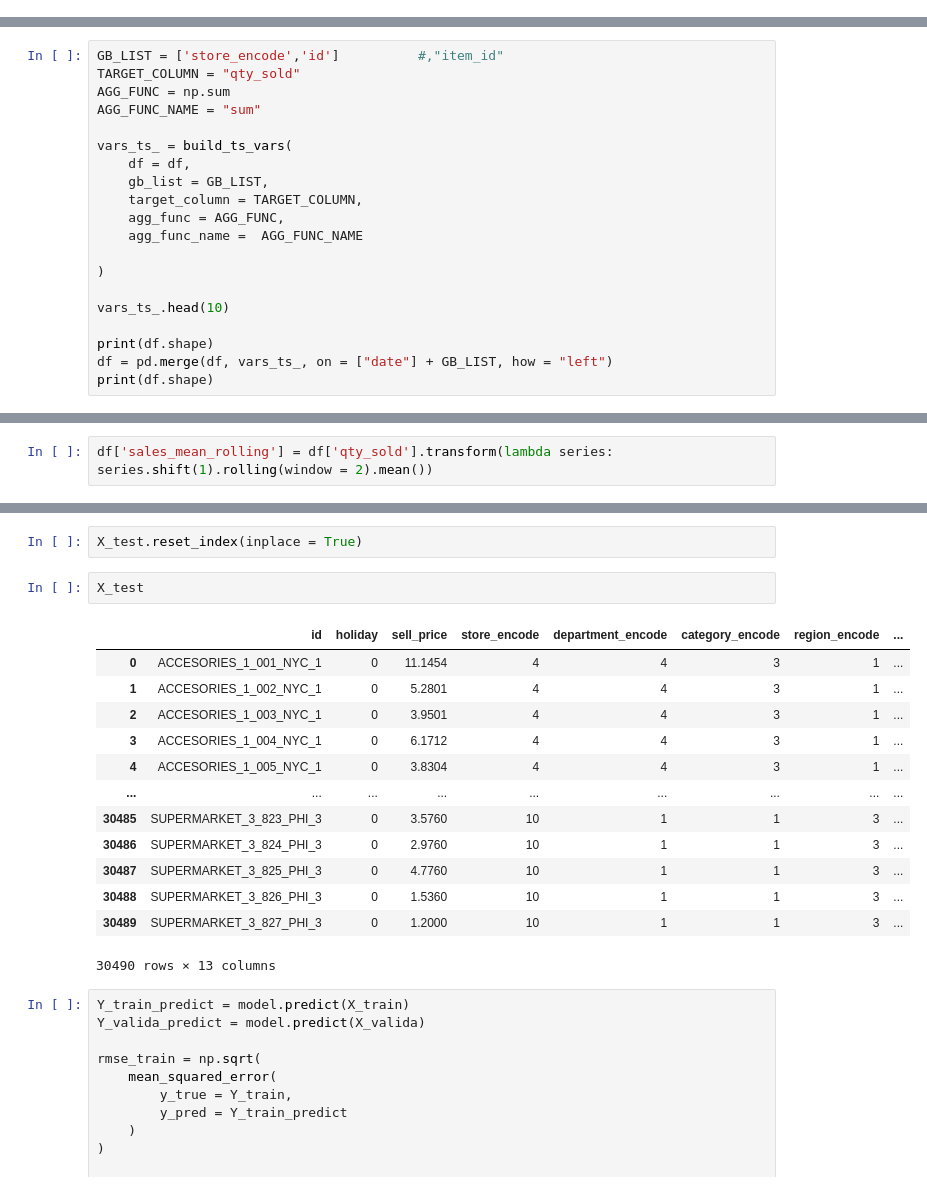
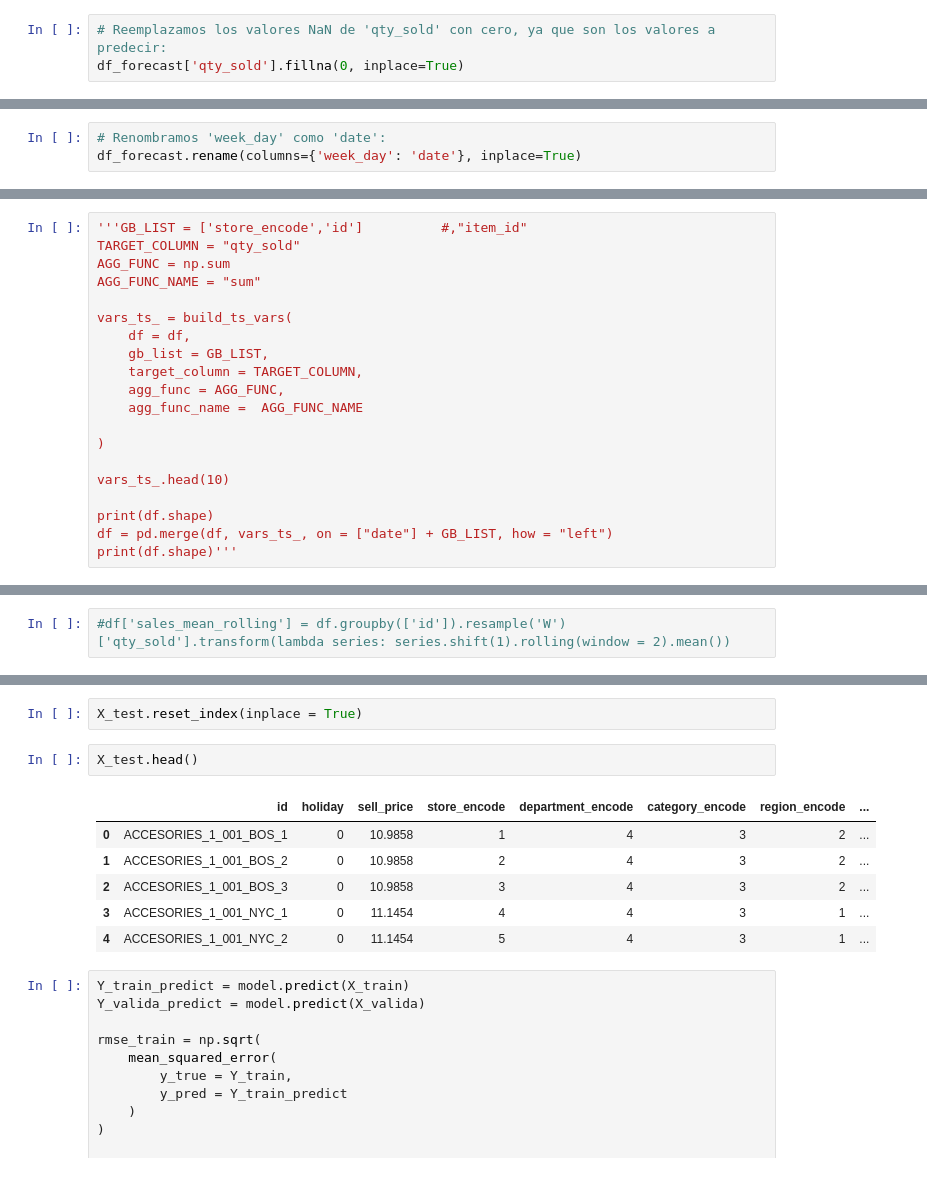
Before and after one commit to elenabriones/DS-Capstone-Market, a Jupyter notebook: notebooks/Forecast.ipynb, the cells around one changed output, grey strips where cells are left out. Saved outputs shown, nothing was run; the diff lists cells and outputs as text.

Commit message:
df_test agregado

```diff
--- a/notebooks/Forecast.ipynb
+++ b/notebooks/Forecast.ipynb
@@ -90,3 +121,6 @@ df_forecast.drop(['d', 'weekend', 'weekday_int','yearweek'], inplace=True, axis=
+# %%
+# Reemplazamos los valores NaN de 'qty_sold' con cero, ya que son los valores a predecir:
+df_forecast['qty_sold'].fillna(0, inplace=True)
 # %% [markdown]
 # Data Transformation: creacion de diccionarios.
 # %%
@@ -169,3 +196,6 @@ df_forecast.head()
+# %%
+# Renombramos 'week_day' como 'date':
+df_forecast.rename(columns={'week_day': 'date'}, inplace=True)
 # %% [markdown]
 # Visualizamos las ventas
 # %%
@@ -281,5 +290,5 @@ df.head()
 # %%
-GB_LIST = ['store_encode','id']          #,"item_id"
+'''GB_LIST = ['store_encode','id']          #,"item_id"
 TARGET_COLUMN = "qty_sold"
 AGG_FUNC = np.sum
 AGG_FUNC_NAME = "sum"
@@ -297,5 +306,5 @@ vars_ts_.head(10)
 
 print(df.shape)
 df = pd.merge(df, vars_ts_, on = ["date"] + GB_LIST, how = "left")
-print(df.shape)
+print(df.shape)'''
 # %% [output]
@@ -329,5 +334,5 @@ Dropping columns that might cause target leakage category_encode_id_sell_price_s
 # %%
-df['sales_mean_rolling'] = df['qty_sold'].transform(lambda series: series.shift(1).rolling(window = 2).mean())
+#df['sales_mean_rolling'] = df.groupby(['id']).resample('W')['qty_sold'].transform(lambda series: series.shift(1).rolling(window = 2).mean())
 # %%
 df.head(3)
 # %% [output]
@@ -506,21 +564,14 @@ X_test["qty_sold"] = Y_test_predict
 # %%
 X_test.reset_index(inplace = True)
 # %%
-X_test
+X_test.head()
 # %% [output]
 |  | id | holiday | sell_price | store_encode | department_encode | category_encode | region_encode | ... |
-| 0 | ACCESORIES_1_001_NYC_1 | 0 | 11.1454 | 4 | 4 | 3 | 1 | ... |
-| 1 | ACCESORIES_1_002_NYC_1 | 0 | 5.2801 | 4 | 4 | 3 | 1 | ... |
-| 2 | ACCESORIES_1_003_NYC_1 | 0 | 3.9501 | 4 | 4 | 3 | 1 | ... |
-| 3 | ACCESORIES_1_004_NYC_1 | 0 | 6.1712 | 4 | 4 | 3 | 1 | ... |
-| 4 | ACCESORIES_1_005_NYC_1 | 0 | 3.8304 | 4 | 4 | 3 | 1 | ... |
-| ... | ... | ... | ... | ... | ... | ... | ... | ... |
-| 30485 | SUPERMARKET_3_823_PHI_3 | 0 | 3.5760 | 10 | 1 | 1 | 3 | ... |
-| 30486 | SUPERMARKET_3_824_PHI_3 | 0 | 2.9760 | 10 | 1 | 1 | 3 | ... |
-| 30487 | SUPERMARKET_3_825_PHI_3 | 0 | 4.7760 | 10 | 1 | 1 | 3 | ... |
-| 30488 | SUPERMARKET_3_826_PHI_3 | 0 | 1.5360 | 10 | 1 | 1 | 3 | ... |
-| 30489 | SUPERMARKET_3_827_PHI_3 | 0 | 1.2000 | 10 | 1 | 1 | 3 | ... |
+| 0 | ACCESORIES_1_001_BOS_1 | 0 | 10.9858 | 1 | 4 | 3 | 2 | ... |
+| 1 | ACCESORIES_1_001_BOS_2 | 0 | 10.9858 | 2 | 4 | 3 | 2 | ... |
+| 2 | ACCESORIES_1_001_BOS_3 | 0 | 10.9858 | 3 | 4 | 3 | 2 | ... |
+| 3 | ACCESORIES_1_001_NYC_1 | 0 | 11.1454 | 4 | 4 | 3 | 1 | ... |
+| 4 | ACCESORIES_1_001_NYC_2 | 0 | 11.1454 | 5 | 4 | 3 | 1 | ... |
-30490 rows × 13 columns
 # %%
 Y_train_predict = model.predict(X_train)
 Y_valida_predict = model.predict(X_valida)
```
Also changed, not shown: parts of 43 cells of this notebook, 1 other file.
